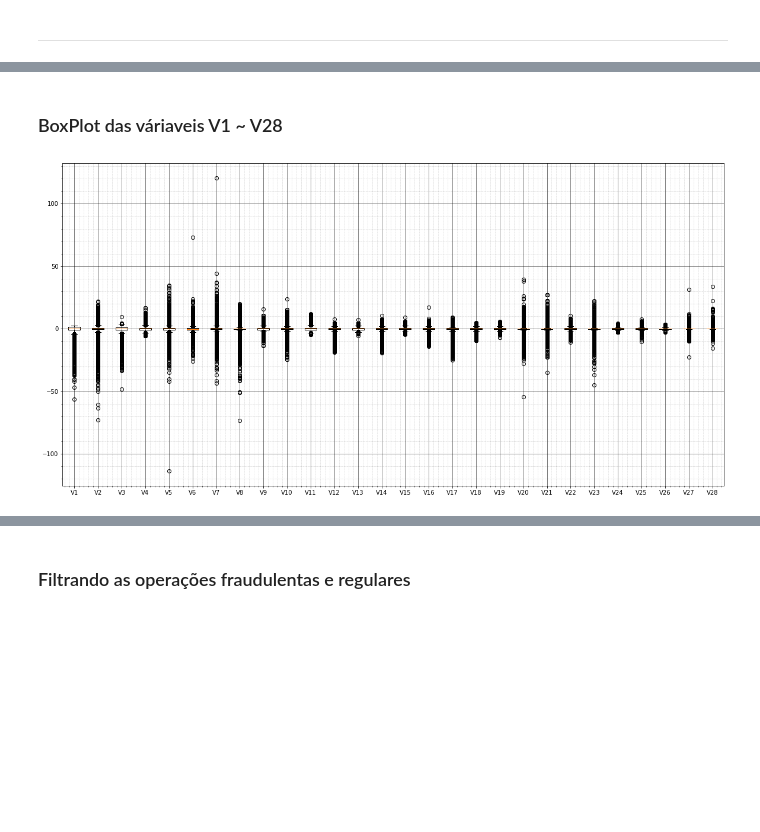
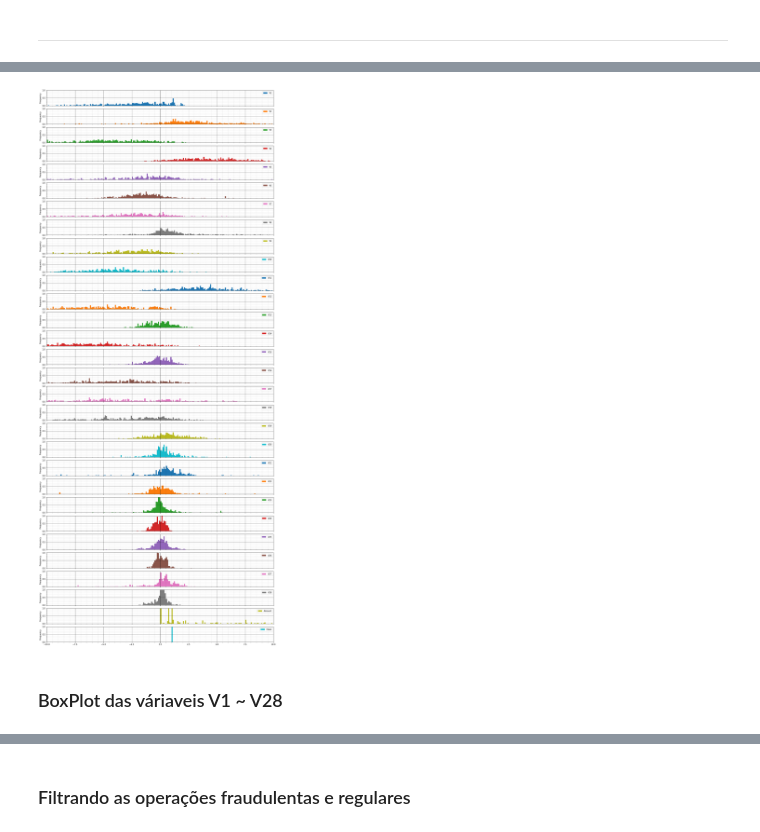
Before and after one commit to MarceloCapeletti/creditcard_fraud_detection, a Jupyter notebook: projeto_credit_card_fraud_detection.ipynb, the cells around one changed output, grey strips where cells are left out. Cells and saved outputs as stored; diff of their text form; code cells hidden in the pictures; blank space fills up the shorter version.

```diff
--- a/projeto_credit_card_fraud_detection.ipynb
+++ b/projeto_credit_card_fraud_detection.ipynb
@@ -388,6 +177,16 @@ for column in df_credit.iloc[:,0:30]:
+# %%
+ax = df_credit.iloc[:,1:31].query('Class == 1').plot(kind='hist', figsize=(20,50),xlim=(-10,10),ylim=(0,1),bins=np.arange(-10, 10, .1),subplots=True,density=True)
+
+for subplot in ax:
+
+  subplot.grid(color='black', linestyle='-', linewidth=1,alpha=.5)
+  subplot.grid(which='minor', axis="x", color="black", alpha=.2, linewidth=.5, linestyle="--")
+  subplot.grid(which='minor', axis="y", color="black", alpha=.2, linewidth=.5, linestyle="--")
+  subplot.xaxis.set_minor_locator(AutoMinorLocator())
+  subplot.yaxis.set_minor_locator(AutoMinorLocator())
+  subplot.grid(which='major',axis="x", color="black", alpha=.5, linewidth=1, linestyle="-")
+  subplot.grid(which='major',axis="y", color="black", alpha=.5, linewidth=1)
+# %% [output]
+[figure, added]
 # %% [markdown]
 ### BoxPlot das váriaveis V1 ~ V28
-# %%
-plot_boxplot(df_credit.iloc[:,1:29],size=(20,10))
-# %% [output]
-[figure, removed]
```
Also changed, not shown: parts of 25 cells of this notebook.
